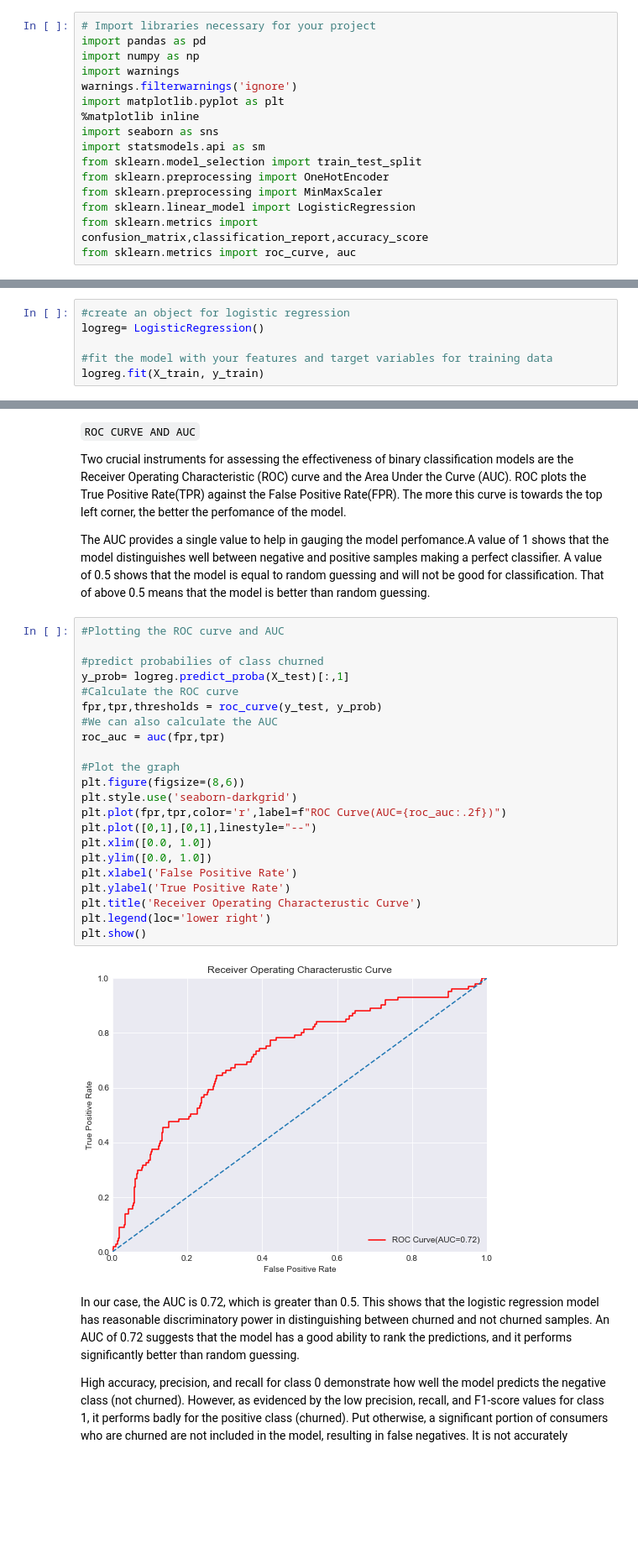
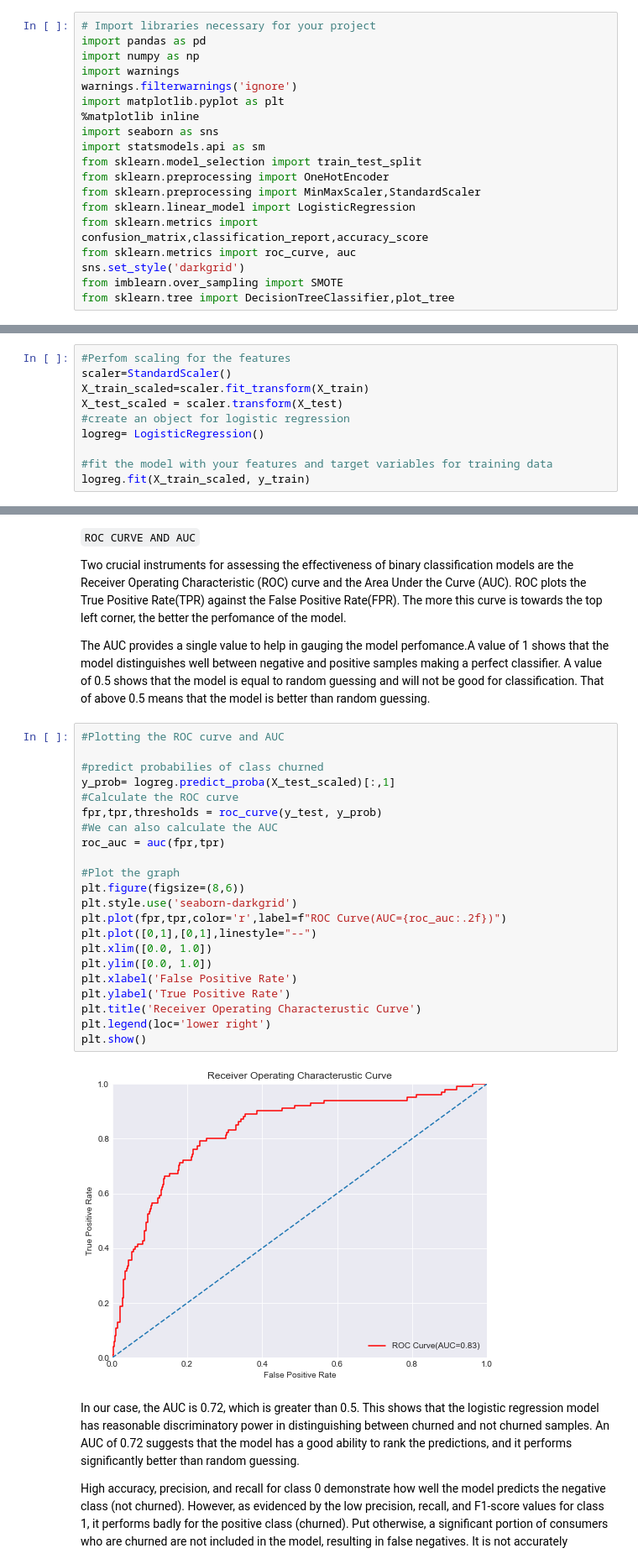
Before and after one commit to Masinde10/Customer-churn-project, a Jupyter notebook: Customerchurn.ipynb, the cells around one changed output, grey strips where cells are left out. Shown at 84% size. Saved outputs shown, nothing was run; the diff lists cells and outputs as text; blank space fills up the shorter version.

```diff
--- a/Customerchurn.ipynb
+++ b/Customerchurn.ipynb
@@ -24,10 +24,13 @@ import seaborn as sns
 import statsmodels.api as sm
 from sklearn.model_selection import train_test_split
 from sklearn.preprocessing import OneHotEncoder
-from sklearn.preprocessing import MinMaxScaler
+from sklearn.preprocessing import MinMaxScaler,StandardScaler
 from sklearn.linear_model import LogisticRegression
 from sklearn.metrics import confusion_matrix,classification_report,accuracy_score
 from sklearn.metrics import roc_curve, auc
+sns.set_style('darkgrid')
+from imblearn.over_sampling import SMOTE
+from sklearn.tree import DecisionTreeClassifier,plot_tree
 # %% [markdown]
 
 I will use the Libraries above to read the contents of the csv file in folder named df to my notebookmin preparation for analysis.I will create a variable `df` where I will save my data. After saving the data inside my variable, I will go ahead and check the structure of our data by calling `df.head()` which shows us the preview of our data.I
@@ -253,9 +258,13 @@ print(X_test.shape)
 # %%
+#Perfom scaling for the features
+scaler=StandardScaler()
+X_train_scaled=scaler.fit_transform(X_train)
+X_test_scaled = scaler.transform(X_test)
 #create an object for logistic regression
 logreg= LogisticRegression()
 
 #fit the model with your features and target variables for training data
-logreg.fit(X_train, y_train)
+logreg.fit(X_train_scaled, y_train)
 # %% [output]
 LogisticRegression()
 # %% [markdown]
@@ -336,27 +346,27 @@ The AUC provides a single value to help in gauging the model perfomance.A value
 # %%
 #Plotting the ROC curve and AUC
 
 #predict probabilies of class churned
-y_prob= logreg.predict_proba(X_test)[:,1]
+y_prob= logreg.predict_proba(X_test_scaled)[:,1]
 #Calculate the ROC curve
 fpr,tpr,thresholds = roc_curve(y_test, y_prob)
 #We can also calculate the AUC
 roc_auc = auc(fpr,tpr)
 
 #Plot the graph
 plt.figure(figsize=(8,6))
 plt.style.use('seaborn-darkgrid')
 plt.plot(fpr,tpr,color='r',label=f"ROC Curve(AUC={roc_auc:.2f})")
 plt.plot([0,1],[0,1],linestyle="--")
 plt.xlim([0.0, 1.0])
 plt.ylim([0.0, 1.0])
 plt.xlabel('False Positive Rate')
 plt.ylabel('True Positive Rate')
 plt.title('Receiver Operating Characterustic Curve')
 plt.legend(loc='lower right')
 plt.show()
 # %% [output]
-[figure, old version]
+[figure, new version]
 # %% [markdown]
 In our case, the AUC is 0.72, which is greater than 0.5. This shows that the logistic regression model has reasonable discriminatory power in distinguishing between churned and not churned samples. An AUC of 0.72 suggests that the model has a good ability to rank the predictions, and it performs significantly better than random guessing.
 
```
Also changed, not shown: parts of 21 cells of this notebook.
